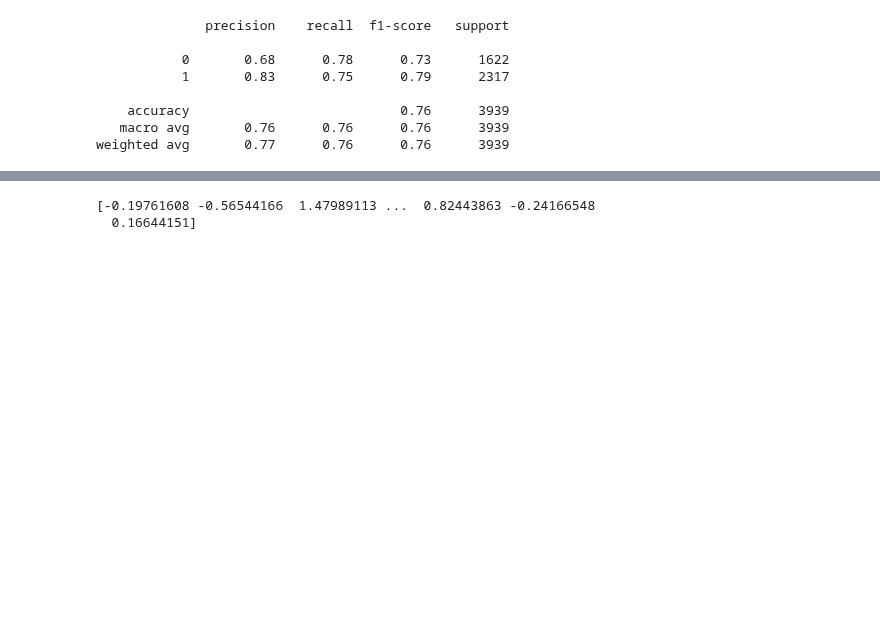
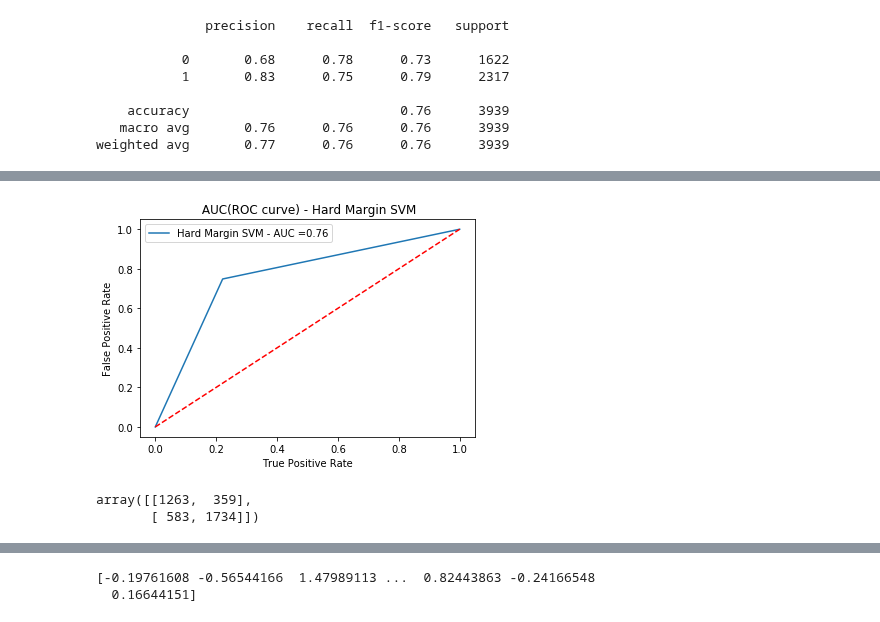
Before and after one commit to gaetanoantonicchio/DataMining-2, a Jupyter notebook: src/Module 2/SVM/SVM_Song-Emotions_classification.ipynb, the cells around one changed output, grey strips where cells are left out. Drawn from its saved outputs; the diff is of its cells as text; code cells hidden in the pictures; blank space fills up the shorter version.

```diff
--- a/src/Module 2/SVM/SVM_Song-Happiness_classification.ipynb
+++ b/src/Module 2/SVM/SVM_Song-Emotions_classification.ipynb
@@ -33,3 +58,19 @@ warnings.filterwarnings('ignore')
+# %%
+from sklearn.metrics import roc_curve,auc
+
+def plot_roc_curve(y_test, prediction, name_model):
+    test_fpr, test_tpr, te_thresholds = roc_curve(y_test, prediction)
+
+    plt.grid()
+    auc_score = round(auc(test_fpr, test_tpr),2)
+    plt.plot(test_fpr, test_tpr, label=f"{name_model} - AUC ="+ str(auc_score))
+    plt.plot([0,1],[0,1],'r--')
+    plt.legend()
+    plt.xlabel("True Positive Rate")
+    plt.ylabel("False Positive Rate")
+    plt.title(f" AUC(ROC curve) - {name_model}")
+    plt.grid(color='black', linestyle='', linewidth=0.5)
+    plt.show()
 # %% [markdown]
 ### Data Preprocessing
 # %%
@@ -255,0 +286,10 @@ Legend:
+# %%
+plot_roc_curve(y_test, prediction_lsvm, 'Hard Margin SVM')
+# %% [output]
+[figure, added]
+# %%
+cf_matrix = confusion_matrix(y_test, prediction_lsvm)
+cf_matrix
+# %% [output]
+array([[1263,  359],
+       [ 583, 1734]])
```
Also changed, not shown: parts of 22 cells of this notebook, 1 other file.
